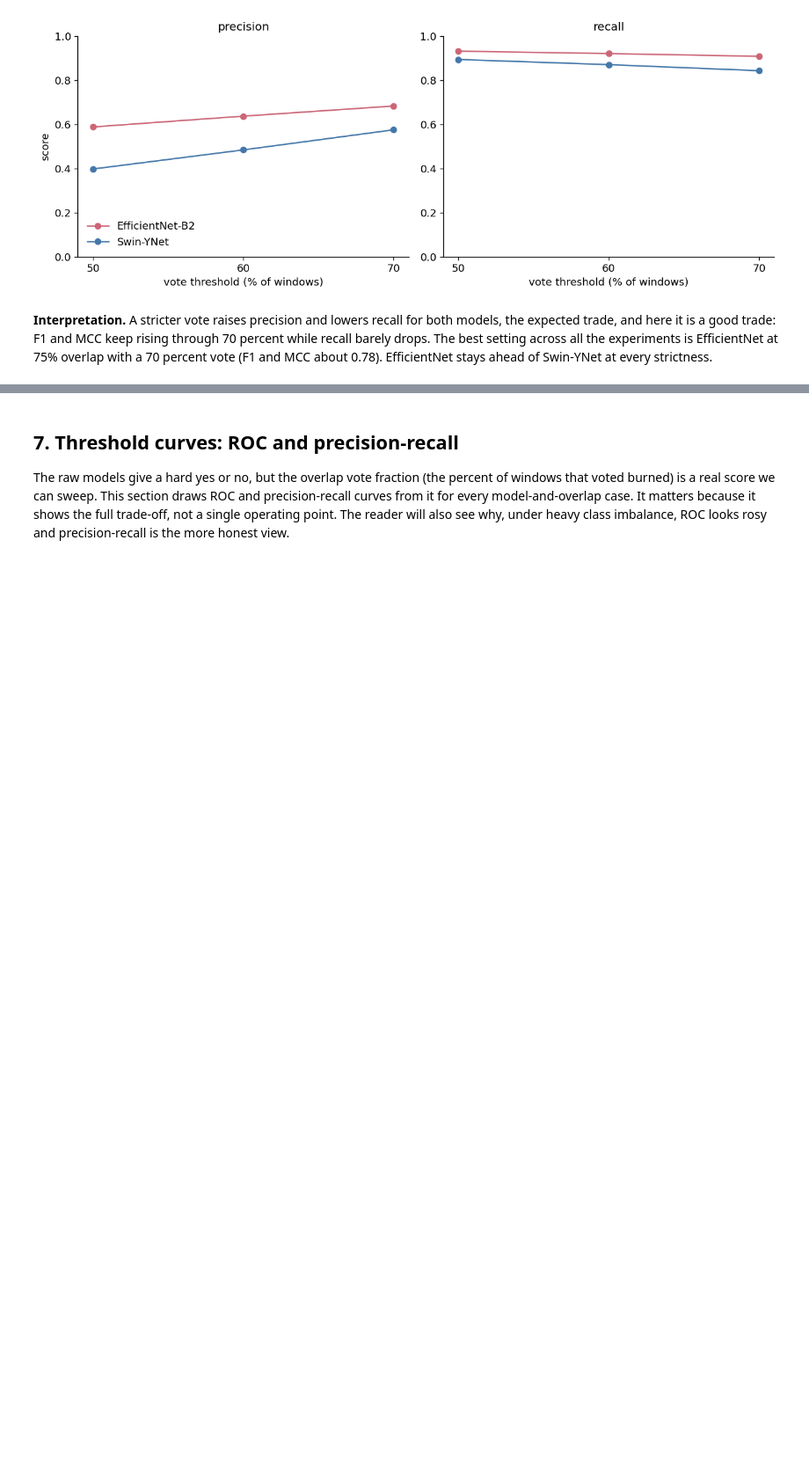
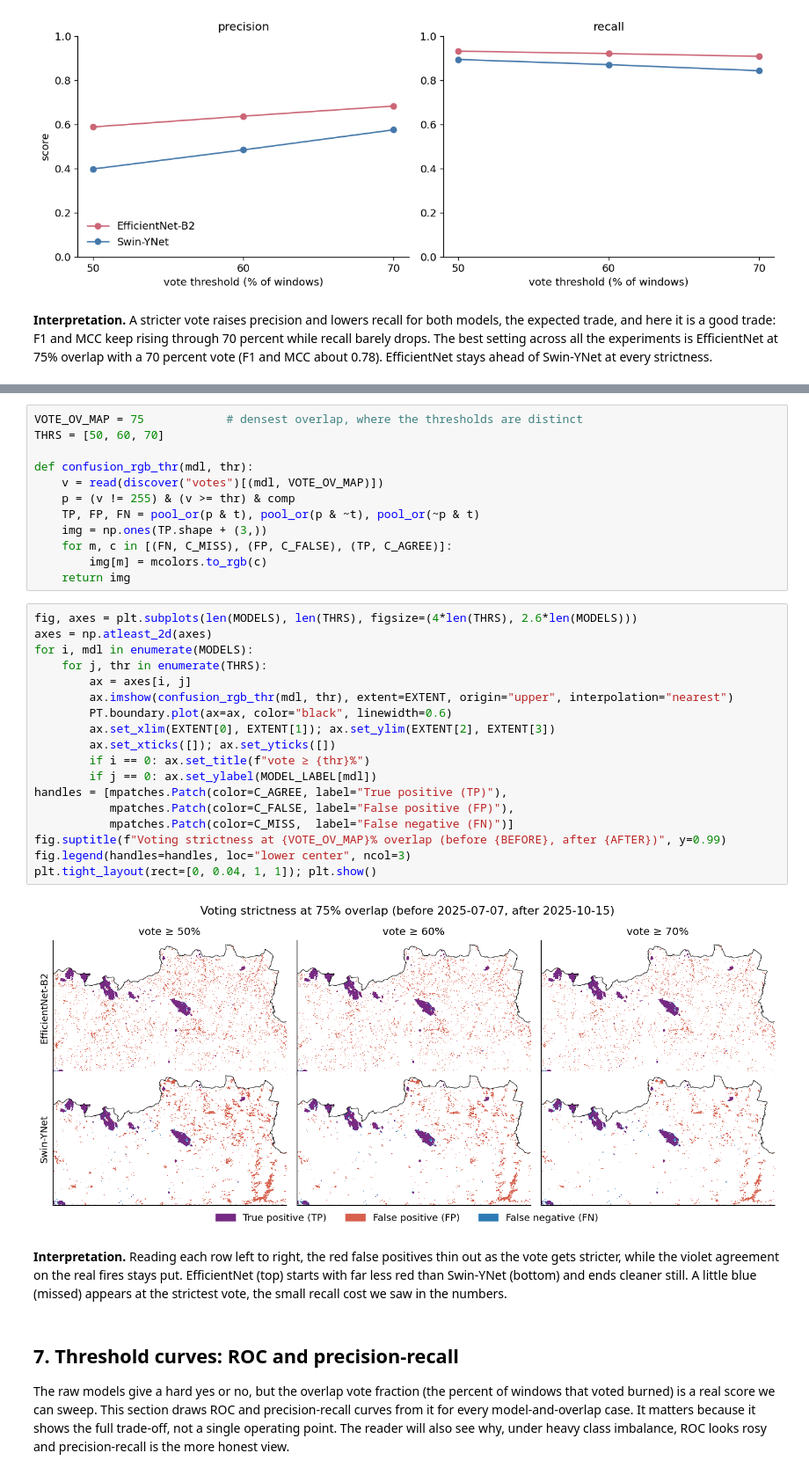
Before and after one commit to hannahandkush/Machine-Learning, a Jupyter notebook: notebooks/overlap_experiment.ipynb, the cells around one changed output, grey strips where cells are left out. Shown at 88% size. Drawn from its saved outputs; the diff is of its cells as text; blank space fills up the shorter version.

```diff
--- a/notebooks/overlap_experiment.ipynb
+++ b/notebooks/overlap_experiment.ipynb
@@ -494,3 +568,41 @@ about 0.78). EfficientNet stays ahead of Swin-YNet at every strictness.
+# %%
+VOTE_OV_MAP = 75            # densest overlap, where the thresholds are distinct
+THRS = [50, 60, 70]
+
+def confusion_rgb_thr(mdl, thr):
+    v = read(discover("votes")[(mdl, VOTE_OV_MAP)])
+    p = (v != 255) & (v >= thr) & comp
+    TP, FP, FN = pool_or(p & t), pool_or(p & ~t), pool_or(~p & t)
+    img = np.ones(TP.shape + (3,))
+    for m, c in [(FN, C_MISS), (FP, C_FALSE), (TP, C_AGREE)]:
+        img[m] = mcolors.to_rgb(c)
+    return img
+# %%
+fig, axes = plt.subplots(len(MODELS), len(THRS), figsize=(4*len(THRS), 2.6*len(MODELS)))
+axes = np.atleast_2d(axes)
+for i, mdl in enumerate(MODELS):
+    for j, thr in enumerate(THRS):
+        ax = axes[i, j]
+        ax.imshow(confusion_rgb_thr(mdl, thr), extent=EXTENT, origin="upper", interpolation="nearest")
+        PT.boundary.plot(ax=ax, color="black", linewidth=0.6)
+        ax.set_xlim(EXTENT[0], EXTENT[1]); ax.set_ylim(EXTENT[2], EXTENT[3])
+        ax.set_xticks([]); ax.set_yticks([])
+        if i == 0: ax.set_title(f"vote ≥ {thr}%")
+        if j == 0: ax.set_ylabel(MODEL_LABEL[mdl])
+handles = [mpatches.Patch(color=C_AGREE, label="True positive (TP)"),
+           mpatches.Patch(color=C_FALSE, label="False positive (FP)"),
+           mpatches.Patch(color=C_MISS,  label="False negative (FN)")]
+fig.suptitle(f"Voting strictness at {VOTE_OV_MAP}% overlap (before {BEFORE}, after {AFTER})", y=0.99)
+fig.legend(handles=handles, loc="lower center", ncol=3)
+plt.tight_layout(rect=[0, 0.04, 1, 1]); plt.show()
+# %% [output]
+[figure, added]
+# %% [markdown]
+**Interpretation.** Reading each row left to right, the red false positives thin
+out as the vote gets stricter, while the violet agreement on the real fires stays
+put. EfficientNet (top) starts with far less red than Swin-YNet (bottom) and ends
+cleaner still. A little blue (missed) appears at the strictest vote, the small
+recall cost we saw in the numbers.
 # %% [markdown]
 ## 7. Threshold curves: ROC and precision-recall
 
```
Also changed, not shown: parts of 7 cells of this notebook.
